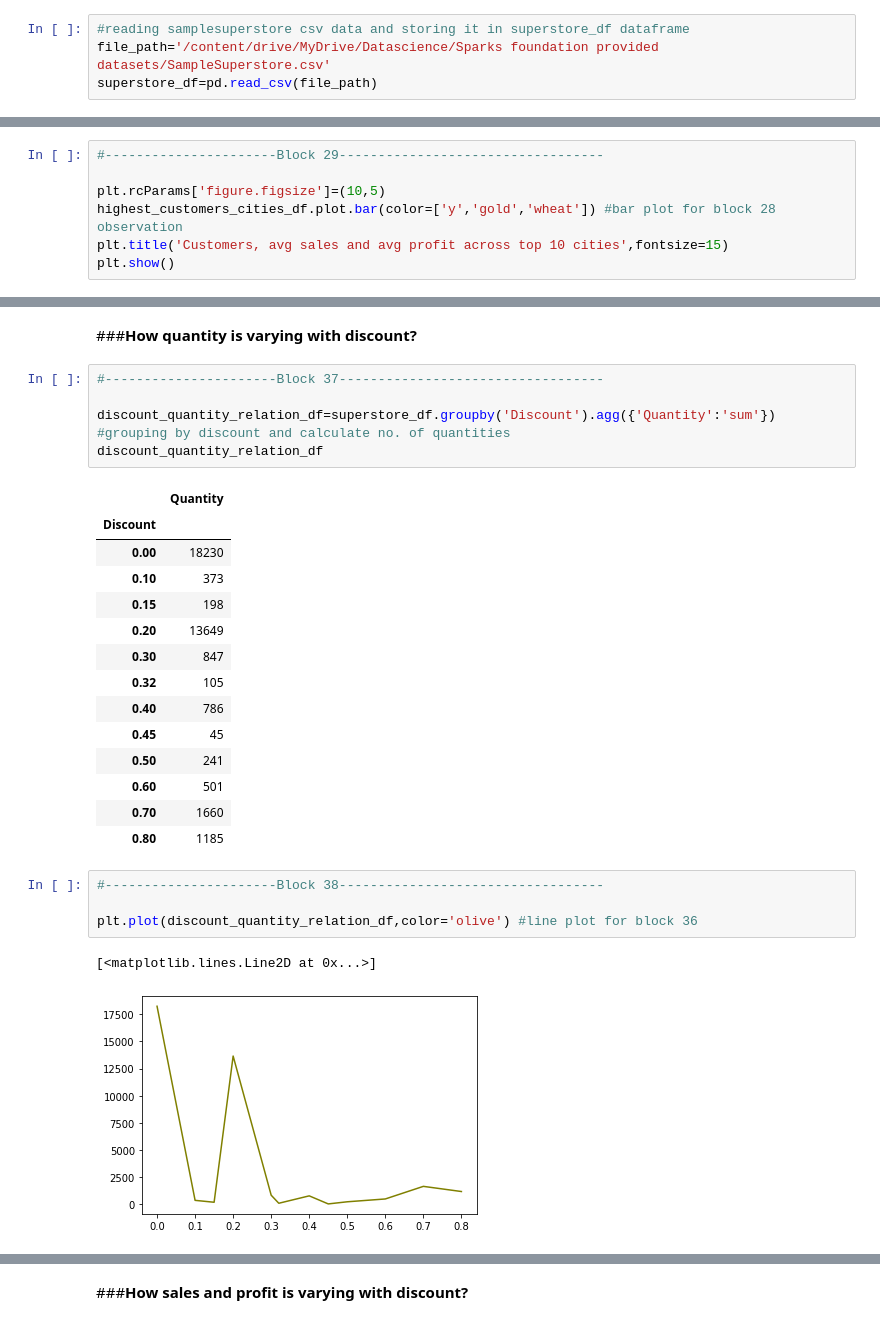
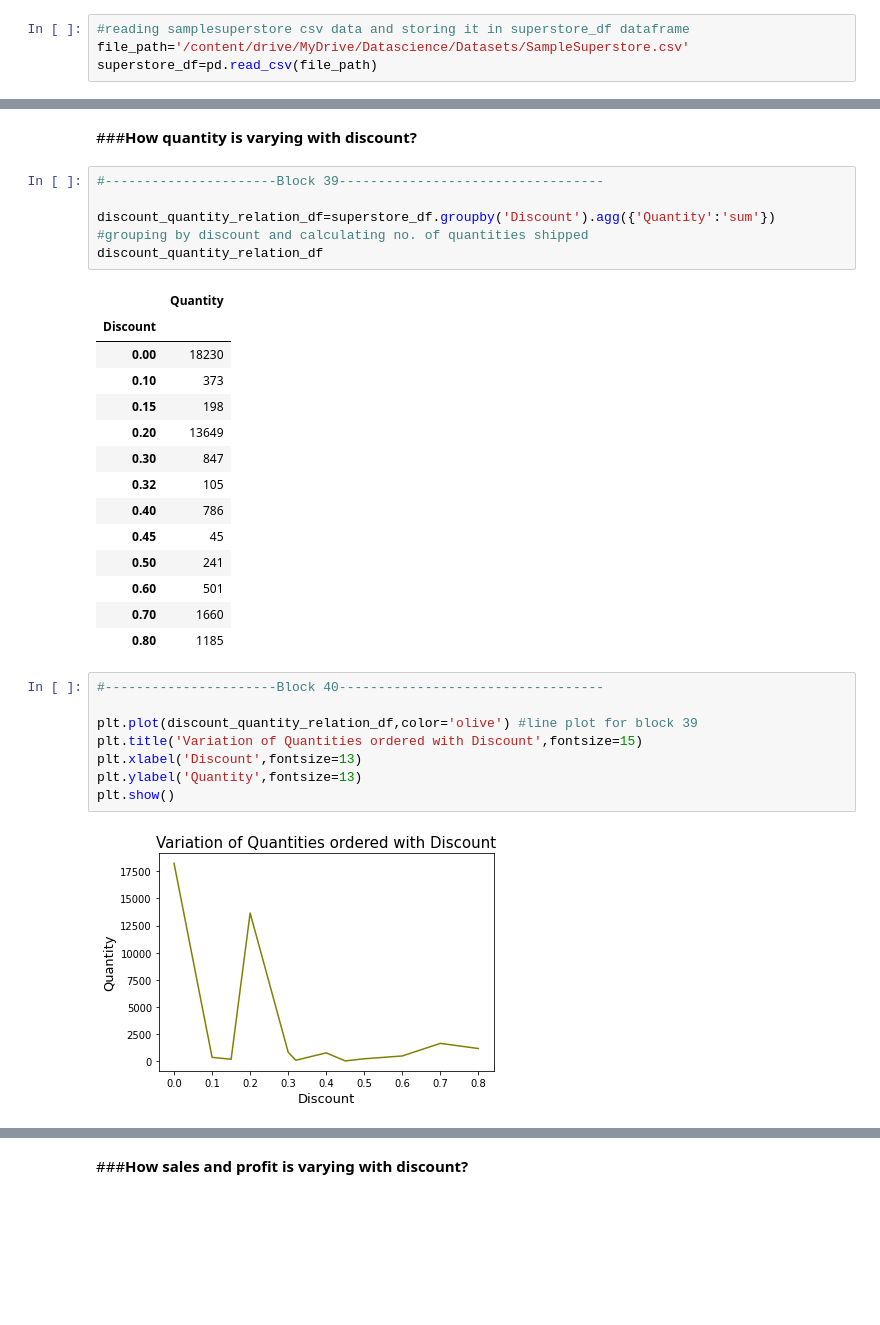
Before and after one commit to kiran9615/EDA_on_Sample_Superstore, a Jupyter notebook: task_3_EDA_on_Sample_Superstore.ipynb, the cells around one changed output, grey strips where cells are left out. Drawn from its saved outputs; the diff is of its cells as text; blank space fills up the shorter version.

```diff
--- a/task_3_EDA_on_Sample_Superstore.ipynb
+++ b/task_3_EDA_on_Sample_Superstore.ipynb
@@ -36,6 +33,6 @@ Mounted at /content/drive
 # %%
 #reading samplesuperstore csv data and storing it in superstore_df dataframe
-file_path='/content/drive/MyDrive/Datascience/Sparks foundation provided datasets/SampleSuperstore.csv'
+file_path='/content/drive/MyDrive/Datascience/Datasets/SampleSuperstore.csv'
 superstore_df=pd.read_csv(file_path)
 # %% [markdown]
 # ***Part 1: Basic Data preprocessing and cleaning***
@@ -538,10 +575,3 @@ highest_customers_cities_df
 | Columbus | 221 | 173.868195 | 26.738281 |
 | San Diego | 170 | 279.535465 | 37.512918 |
 | Springfield | 163 | 264.137067 | 38.041088 |
-# %%
-#----------------------Block 29----------------------------------
-
-plt.rcParams['figure.figsize']=(10,5)
-highest_customers_cities_df.plot.bar(color=['y','gold','wheat']) #bar plot for block 28 observation
-plt.title('Customers, avg sales and avg profit across top 10 cities',fontsize=15)
-plt.show()
@@ -724,9 +768,9 @@ plt.show()
 # %% [markdown]
 ###**How quantity is varying with discount?**
 # %%
-#----------------------Block 37----------------------------------
+#----------------------Block 39----------------------------------
 
-discount_quantity_relation_df=superstore_df.groupby('Discount').agg({'Quantity':'sum'}) #grouping by discount and calculate no. of quantities
+discount_quantity_relation_df=superstore_df.groupby('Discount').agg({'Quantity':'sum'}) #grouping by discount and calculating no. of quantities shipped
 discount_quantity_relation_df
 # %% [output]
 |  | Quantity |
@@ -744,10 +788,13 @@ discount_quantity_relation_df
 | 0.70 | 1660 |
 | 0.80 | 1185 |
 # %%
-#----------------------Block 38----------------------------------
+#----------------------Block 40----------------------------------
 
-plt.plot(discount_quantity_relation_df,color='olive') #line plot for block 36
+plt.plot(discount_quantity_relation_df,color='olive') #line plot for block 39
+plt.title('Variation of Quantities ordered with Discount',fontsize=15)
+plt.xlabel('Discount',fontsize=13)
+plt.ylabel('Quantity',fontsize=13)
+plt.show()
 # %% [output]
-[<matplotlib.lines.Line2D at 0x...>]
-[figure, old version]
+[figure, new version]
 # %% [markdown]
```
Also changed, not shown: parts of 44 cells of this notebook.
